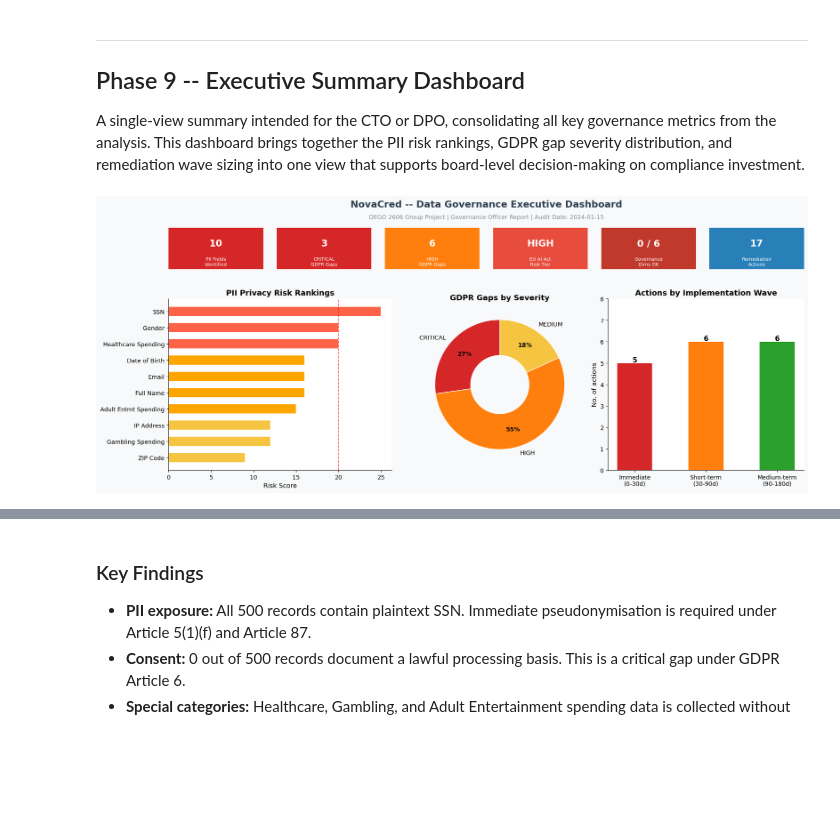
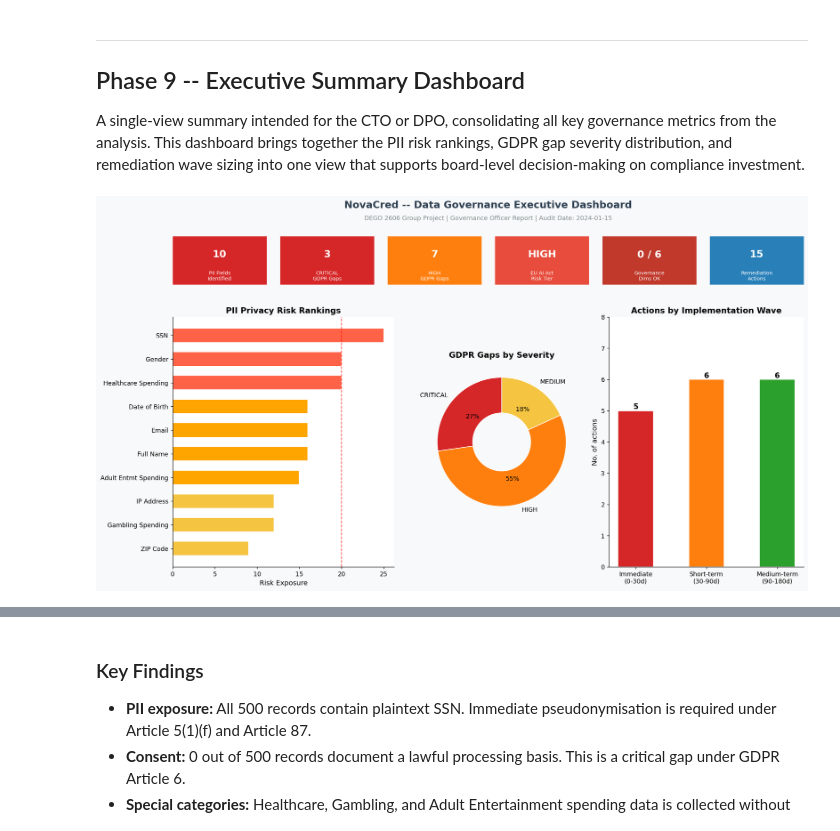
Before and after one commit to leobbaroni/Team13_DEGO_Repo, a Jupyter notebook: notebooks/03-privacy-demo.ipynb, the cells around one changed output, grey strips where cells are left out. Cells and saved outputs as stored; diff of their text form; code cells hidden in the pictures; blank space fills up the shorter version.

```diff
--- a/notebooks/03-privacy-demo.ipynb
+++ b/notebooks/03-privacy-demo.ipynb
@@ -853,7 +850,7 @@ governance_dims = {
 dims   = list(governance_dims.keys())
 scores = [v[1] for v in governance_dims.values()]
 
-fig, axes = plt.subplots(1, 2, figsize=(15, 6))
+fig, axes = plt.subplots(2, 1, figsize=(14, 10))
 
 # Maturity bar
 ax = axes[0]
@@ -924,6 +921,8 @@ GOVERNANCE DIMENSION DETAILS:
 
 Recommendations are prioritised into three implementation waves based on regulatory urgency and operational feasibility. The immediate wave targets GDPR violations that carry the highest fine exposure under Article 83(5) (up to EUR 20 million or 4 percent of annual global turnover). The short-term wave addresses operational gaps needed before NovaCred can credibly demonstrate accountability under Article 5(2). The medium-term wave covers structural reforms (DPIA, AI Act conformity assessment, ongoing monitoring) that require longer planning horizons.
 # %%
+from IPython.display import Markdown, display
+
 recommendations = {
     'IMMEDIATE (0-30 days)': [
         ('Pseudonymise SSN',                'Apply HMAC-SHA256 to all SSN fields. Purge raw SSN from analytics stores.',                    'Art. 5(1)(f), Art. 25'),
@@ -950,13 +949,15 @@ recommendations = {
     ],
 }
 
+# Build Markdown output
+md_output = ""
+
 for wave, items in recommendations.items():
-    print('=' * 65)
-    print(f'  {wave}')
-    print('=' * 65)
+    md_output += f"\n### {wave}\n\n"
     for title, action, basis in items:
-        print(f'  {title}')
-        print(f'       Action : {action}')
-        print(f'       Basis  : {basis}')
-    print()
+        md_output += f"**{title}**\n\n"
+        md_output += f"- **Action:** {action}\n"
+        md_output += f"- **Basis:** {basis}\n\n"
+
+display(Markdown(md_output))
 # %% [output]
@@ -1016,70 +1064,60 @@ plt.show()
 
 A single-view summary intended for the CTO or DPO, consolidating all key governance metrics from the analysis. This dashboard brings together the PII risk rankings, GDPR gap severity distribution, and remediation wave sizing into one view that supports board-level decision-making on compliance investment.
 # %%
-fig = plt.figure(figsize=(16, 7))
+fig = plt.figure(figsize=(15, 9))
 fig.patch.set_facecolor('#f8f9fa')
 
 fig.text(0.5, 0.97, 'NovaCred -- Data Governance Executive Dashboard',
          ha='center', fontsize=16, fontweight='bold', color='#2c3e50')
-fig.text(0.5, 0.93, 'DEGO 2606 Group Project | Governance Officer Report | Audit Date: 2024-01-15',
+fig.text(0.5, 0.94, 'DEGO 2606 Group Project | Governance Officer Report | Audit Date: 2024-01-15',
          ha='center', fontsize=10, color='#7f8c8d')
 
-# KPI boxes -- dynamically compute counts from data structures
-n_gaps = len(df_gaps)
-n_critical = int((df_gaps['Severity'] == 'CRITICAL').sum())
-n_high = int((df_gaps['Severity'] == 'HIGH').sum())
-n_actions = sum(len(v) for v in recommendations.values())
-
+# KPI boxes
 kpis = [
-    ('10',           'PII Fields\nIdentified',    '#d62728'),
-    (str(n_critical),'CRITICAL\nGDPR Gaps',       '#d62728'),
-    (str(n_high),    'HIGH\nGDPR Gaps',           '#ff7f0e'),
-    ('HIGH',         'EU AI Act\nRisk Tier',       '#e74c3c'),
-    ('0 / 6',        'Governance\nDims OK',        '#c0392b'),
-    (str(n_actions), 'Remediation\nActions',       '#2980b9'),
+    ('10',      'PII Fields\nIdentified',    '#d62728'),
+    ('3',       'CRITICAL\nGDPR Gaps',       '#d62728'),
+    ('7',       'HIGH\nGDPR Gaps',           '#ff7f0e'),
+    ('HIGH',    'EU AI Act\nRisk Tier',       '#e74c3c'),
+    ('0 / 6',   'Governance\nDims OK',        '#c0392b'),
+    ('15',      'Remediation\nActions',       '#2980b9'),
 ]
 for i, (val, label, colour) in enumerate(kpis):
-    ax_k = fig.add_axes([0.03 + i * 0.16, 0.76, 0.14, 0.14])
+    ax_k = fig.add_axes([0.03 + i*0.16, 0.78, 0.14, 0.12])
     ax_k.set_facecolor(colour); ax_k.set_xticks([]); ax_k.set_yticks([])
     for sp in ax_k.spines.values(): sp.set_visible(False)
     ax_k.text(0.5, 0.62, val, ha='center', va='center', fontsize=16,
               fontweight='bold', color='white', transform=ax_k.transAxes)
     ax_k.text(0.5, 0.18, label, ha='center', va='center', fontsize=8,
               color='white', transform=ax_k.transAxes)
 
 # PII risk bar (left)
-ax1 = fig.add_axes([0.03, 0.08, 0.33, 0.58])
-df_s2 = df_risk.sort_values('Risk Score', ascending=True)
+ax1 = fig.add_axes([0.03, 0.08, 0.33, 0.62])
+df_s2 = df_risk.sort_values('Risk Exposure', ascending=True)
 bar_c2 = [cmap[l] for l in df_s2['Level']]
-ax1.barh(df_s2['Field'], df_s2['Risk Score'], color=bar_c2, edgecolor='white', height=0.6)
-ax1.set_xlabel('Risk Score'); ax1.set_title('PII Privacy Risk Rankings', fontweight='bold')
+ax1.barh(df_s2['Field'], df_s2['Risk Exposure'], color=bar_c2, edgecolor='white', height=0.6)
+ax1.set_xlabel('Risk Exposure'); ax1.set_title('PII Privacy Risk Rankings', fontweight='bold')
 ax1.axvline(20, color='red', lw=1.2, ls='--', alpha=0.7)
 
-# GDPR gap donut (centre) -- fix pctdistance for centred percentages
-ax2 = fig.add_axes([0.40, 0.08, 0.24, 0.58])
-sev_c2 = df_gaps['Severity'].value_counts().reindex(['CRITICAL', 'HIGH', 'MEDIUM']).fillna(0)
-wedges, texts, autotexts = ax2.pie(
-    sev_c2, labels=sev_c2.index, colors=['#d62728', '#ff7f0e', '#f5c542'],
-    autopct='%1.0f%%', startangle=90, pctdistance=0.72,
-    wedgeprops=dict(width=0.55, edgecolor='white'))
-for at in autotexts:
-    at.set_fontweight('bold')
+# GDPR gap donut (centre)
+ax2 = fig.add_axes([0.40, 0.08, 0.24, 0.62])
+sev_c2 = df_gaps['Severity'].value_counts().reindex(['CRITICAL','HIGH','MEDIUM']).fillna(0)
+ax2.pie(sev_c2, labels=sev_c2.index, colors=['#d62728','#ff7f0e','#f5c542'],
+        autopct='%1.0f%%', startangle=90, wedgeprops=dict(width=0.55, edgecolor='white'))
 ax2.set_title('GDPR Gaps by Severity', fontweight='bold')
 
 # Remediation wave bar (right)
-ax3 = fig.add_axes([0.68, 0.08, 0.29, 0.58])
+ax3 = fig.add_axes([0.68, 0.08, 0.29, 0.62])
 wave_labels = ['Immediate\n(0-30d)', 'Short-term\n(30-90d)', 'Medium-term\n(90-180d)']
-wave_counts = [len(v) for v in recommendations.values()]
-bars3 = ax3.bar(wave_labels, wave_counts, color=['#d62728', '#ff7f0e', '#2ca02c'],
+wave_counts  = [len(v) for v in recommendations.values()]
+bars3 = ax3.bar(wave_labels, wave_counts, color=['#d62728','#ff7f0e','#2ca02c'],
                 edgecolor='white', width=0.5)
 ax3.set_ylabel('No. of actions'); ax3.set_title('Actions by Implementation Wave', fontweight='bold')
 for bar, cnt in zip(bars3, wave_counts):
-    ax3.text(bar.get_x() + bar.get_width() / 2, bar.get_height() + 0.05,
+    ax3.text(bar.get_x() + bar.get_width()/2, bar.get_height() + 0.05,
              str(cnt), ha='center', fontsize=12, fontweight='bold')
-ax3.set_ylim(0, max(wave_counts) + 2)
+ax3.set_ylim(0, 8)
 
-plt.savefig('../reports/executive_dashboard.png', bbox_inches='tight', facecolor=fig.get_facecolor())
+
 plt.show()
-print('Executive dashboard saved to ../reports/')
 # %% [output]
-[figure, old version]
+[figure, new version]
```
Also changed, not shown: parts of 14 cells of this notebook, 7 other files.
